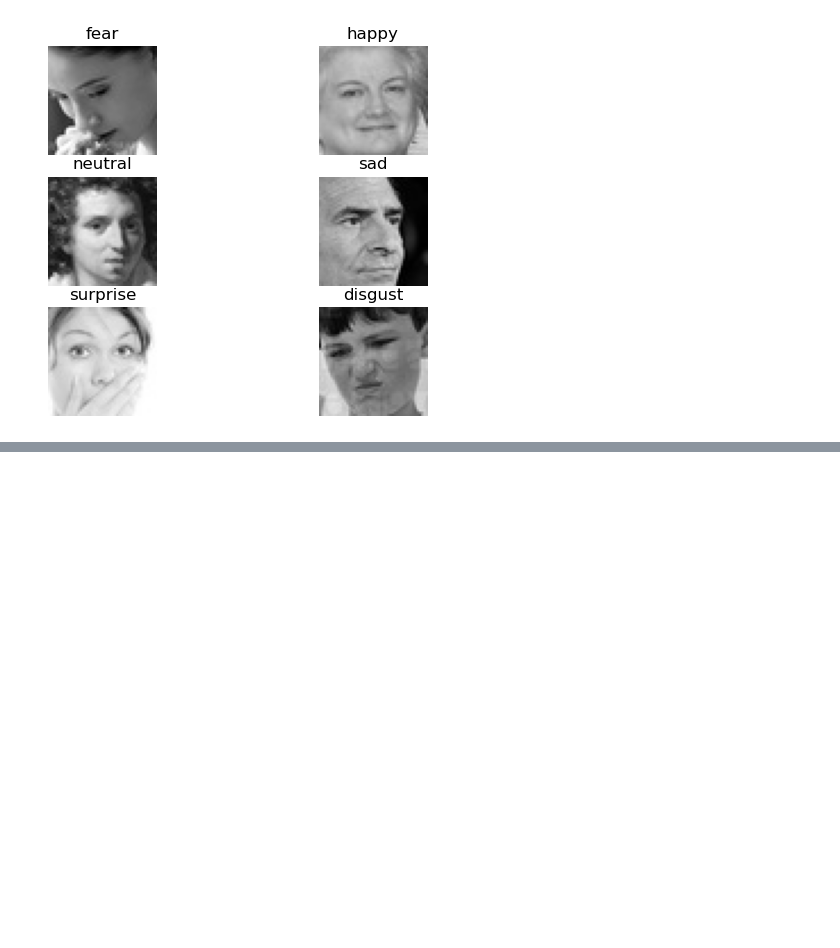
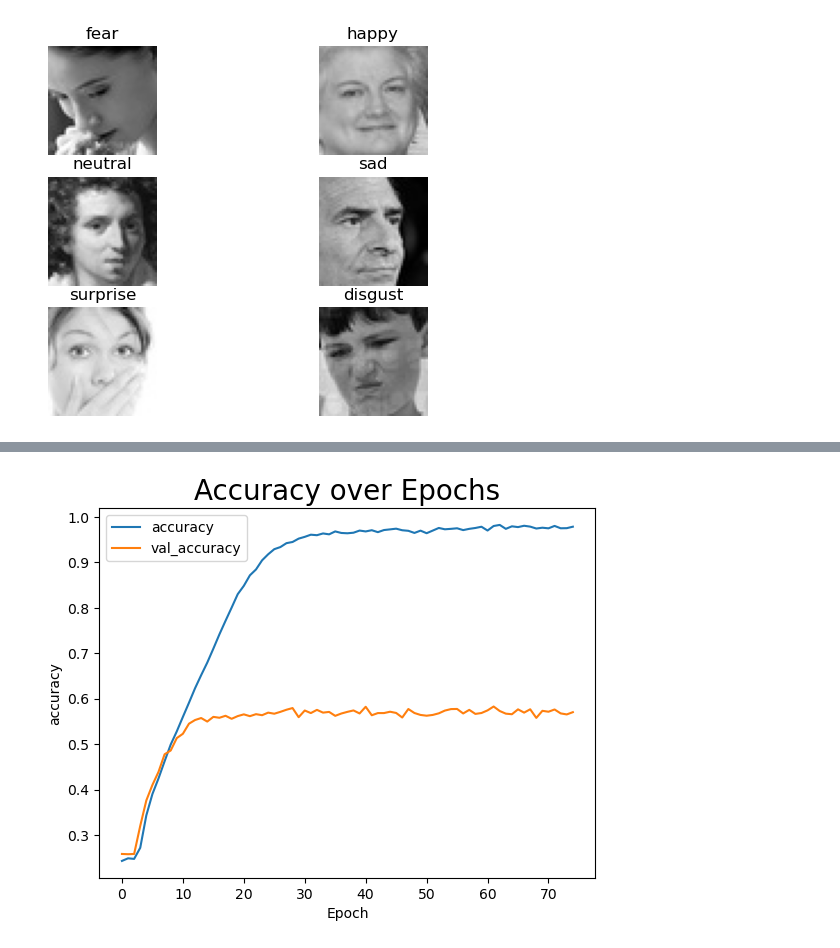
Before and after one commit to aronnicksnts/Facial-Expression-CNN, a Jupyter notebook: main.ipynb, the cells around one changed output, grey strips where cells are left out. Saved outputs shown, nothing was run; the diff lists cells and outputs as text; code cells hidden in the pictures; blank space fills up the shorter version.

Commit message:
Made the model and added comments

```diff
--- a/main.ipynb
+++ b/main.ipynb
@@ -73,13 +85,13 @@ for label in training_set['label'].unique():
     image_path = training_set[training_set['label'] == label]['image_path'].iloc[0]
     sample_images_path.append(image_path)
 
-
+# Visualizing the images in one plot with the label of the image on top
 f, axs = plt.subplots(3,2)
 for i in range(len(sample_images_path)):
-    image = cv2.imread(sample_images_path[i])
+    image_data = cv2.imread(sample_images_path[i])
     axs[i//2-1, i%2].axis('off')
     label = sample_images_path[i].split('\\')[-2]
     axs[i//2-1, i%2].title.set_text(label)
-    axs[i//2-1, i%2].imshow(image)
+    axs[i//2-1, i%2].imshow(image_data)
 # %% [output]
 [figure]
@@ -88,0 +123,15 @@ for i in range(len(sample_images_path)):
+# %%
+encoder = LabelEncoder()
+# Gets the data and transform the labels into numerical values with the LabelEncoder
+train_data, train_labels = get_image_data(training_set)
+train_data = np.array(train_data)
+
+# Encode the labels into integer values then one-hot encode them as the labels do not have ordinal correlation to e/o
+encoder.fit(list(set(train_labels)))
+train_labels = encoder.fit_transform(train_labels)
+train_labels = to_categorical(train_labels,7)
+
+test_data, test_labels = get_image_data(testing_set)
+test_data = np.array(test_data)
+test_labels = encoder.fit_transform(test_labels)
+test_labels = to_categorical(test_labels,7)
@@ -88,0 +192,3 @@ for i in range(len(sample_images_path)):
+# %%
+# Training of the model and testing of the model with the validation_data
+history = model.fit(train_data, train_labels, batch_size=256, epochs=75, validation_data=(test_data, test_labels))
@@ -88,0 +217,10 @@ for i in range(len(sample_images_path)):
+# %%
+# Create plots to check progress of model over time
+def create_plot(history, metric, title):
+    plt.plot(history[metric], label=metric)
+    plt.plot(history[f'val_{metric}'], label=f'val_{metric}')
+    plt.xlabel('Epoch')
+    plt.ylabel(metric)
+    plt.title(title, fontsize=20)
+    plt.legend()
+    plt.show()
@@ -88,0 +236,5 @@ for i in range(len(sample_images_path)):
+# %%
+# Create the plot for accuracy
+create_plot(history.history, 'accuracy', 'Accuracy over Epochs')
+# %% [output]
+[figure, added]
```
Also changed, not shown: parts of 18 cells of this notebook.
